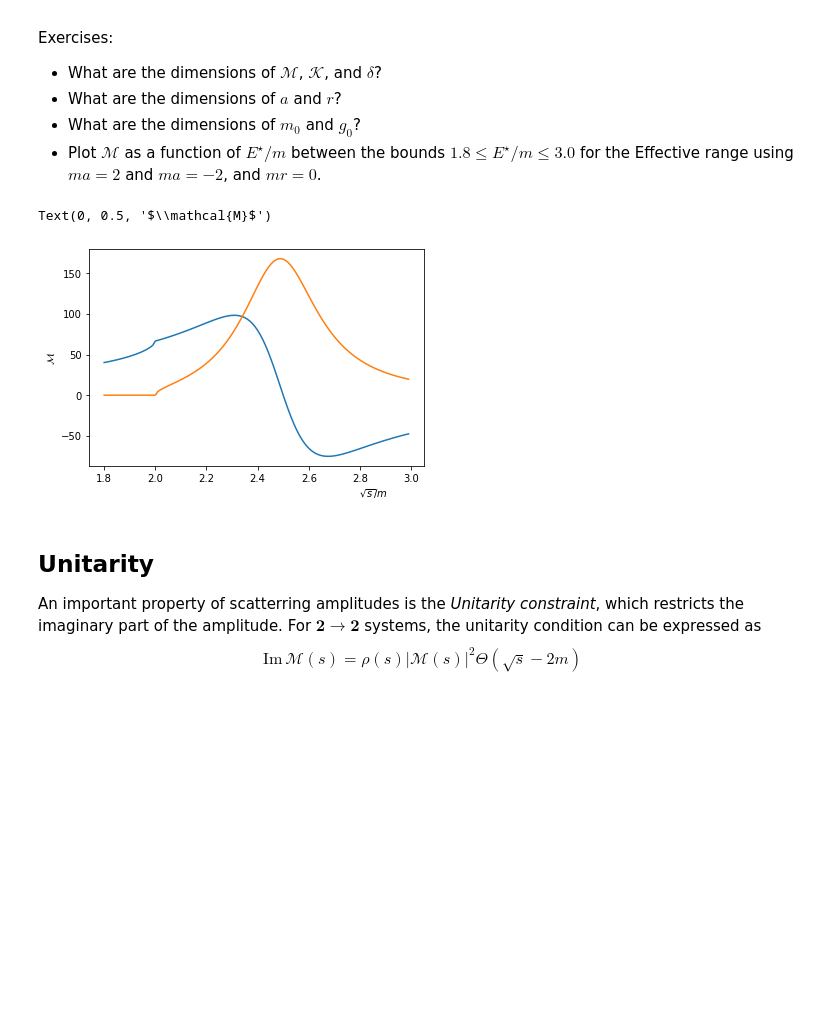
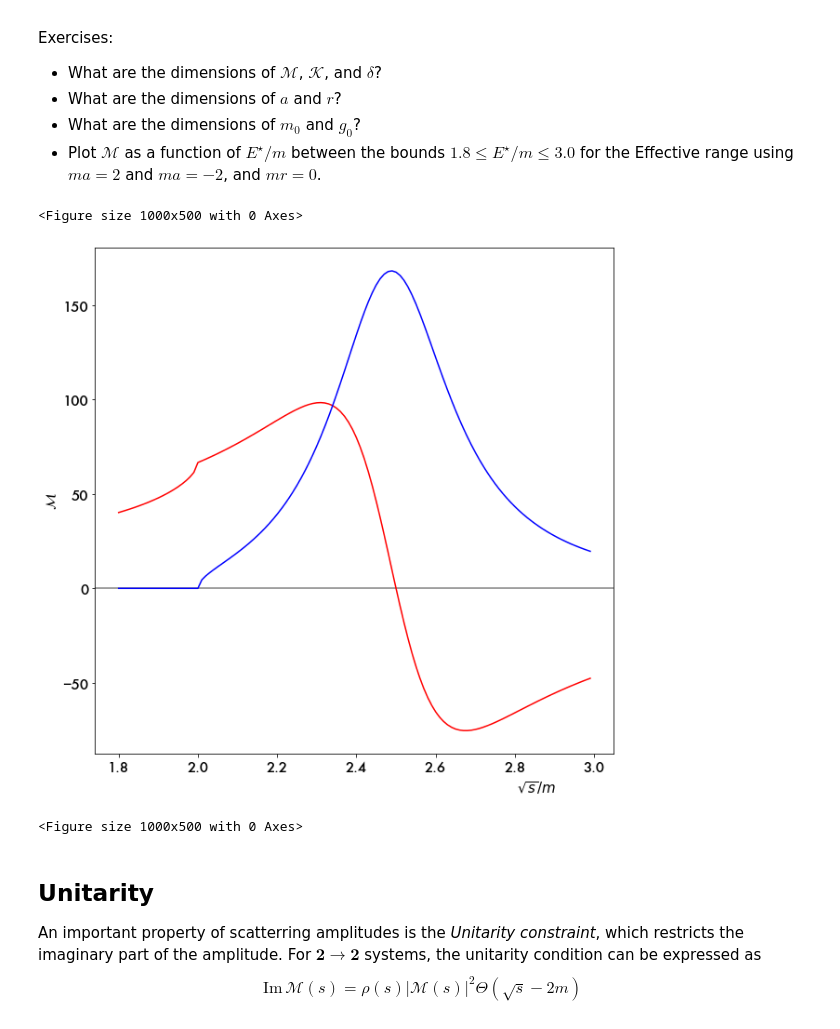
Before and after one commit to ajackura/LatticeSummerSchool2021-ScatteringExercises, a Jupyter notebook: Notebooks/amplitude.ipynb, the cells around one changed output. Cells and saved outputs as stored; diff of their text form; code cells hidden in the pictures; blank space fills up the shorter version.

```diff
--- a/Notebooks/amplitude.ipynb
+++ b/Notebooks/amplitude.ipynb
@@ -179,38 +179,45 @@ Exercises:
 # %%
 def Amplitude( s, m1, m2, Kmatrix, ident, args ):
     return Kmatrix(s,m1,m2,ident,*args) / ( 1.0 - 1j * rho(s,m1,m2,ident) * Kmatrix(s,m1,m2,ident,*args) )
 
 def Kmatrix_BreitWigner( s, m1, m2, ident, m0, g0 ):
     Gamma = g0**2 * m0**2 * q_cm( s, m1, m2 ) / ( 6.0 * m.pi * s )
     tanDelta = np.sqrt( s ) * Gamma / ( m0**2 - s )
     return tanDelta / rho( s, m1, m2, ident )
 
 def Kmatrix_EffectiveRange( s, m1, m2, ident, a, r ):
     xi = 1.0
     if ( ident == 'yes' ):
         xi = 0.5
     qCotDelta = -1.0 / a + 0.5 * r * q_cm( s, m1, m2 )**2
     return ( 8.0 * m.pi * np.sqrt(s) / xi ) / qCotDelta
 
 
 eps = 1e-16
 m1 = 1.0
 m2 = m1
 ident = 'yes'
 a = 2
 r = 0
 m0 = 2.5
 g0 = 3.0
 Ecm_o_msq = np.arange(1.8, 3, 0.01)
 #Mval = Amplitude( Ecm_o_msq**2+1j*eps, m1, m2, Kmatrix_EffectiveRange, ident, args=[a,r] )
 Mval = Amplitude( Ecm_o_msq**2+1j*eps, m1, m2, Kmatrix_BreitWigner, ident, args=[m0,g0] )
-plt.plot(Ecm_o_msq, Mval.real)
-plt.plot(Ecm_o_msq, Mval.imag)
-plt.xlabel(r'$\sqrt{s} / m$', position=(.85,1))
-plt.ylabel(r'$\mathcal{M}$')
+plt.axhline(y=0.0, color='gray', linestyle='-')
+plt.plot(Ecm_o_msq, Mval.real, color='red')
+plt.plot(Ecm_o_msq, Mval.imag, color='blue')
+plt.xlabel(r'$\sqrt{s} / m$', position=(.85,1),size=15)
+plt.ylabel(r'$\mathcal{M}$',size=15)
+plt.xticks(fontname="Futura",fontsize=15)
+plt.yticks(fontname="Futura",fontsize=15)
+#plt.rcParams['figure.figsize'] = (6, 7)
+plt.figure(figsize=(10,5), dpi= 100, facecolor='w', edgecolor='k')
+#plt.rcParams['figure.figsize'] = [10, 10]
 # %% [output]
-Text(0, 0.5, '$\\mathcal{M}$')
+<Figure size 1000x500 with 0 Axes>
-[figure, old version]
+[figure, new version]
+<Figure size 1000x500 with 0 Axes>
 # %% [markdown]
 ## Unitarity
 
```
Also changed, not shown: parts of 1 cell of this notebook.
